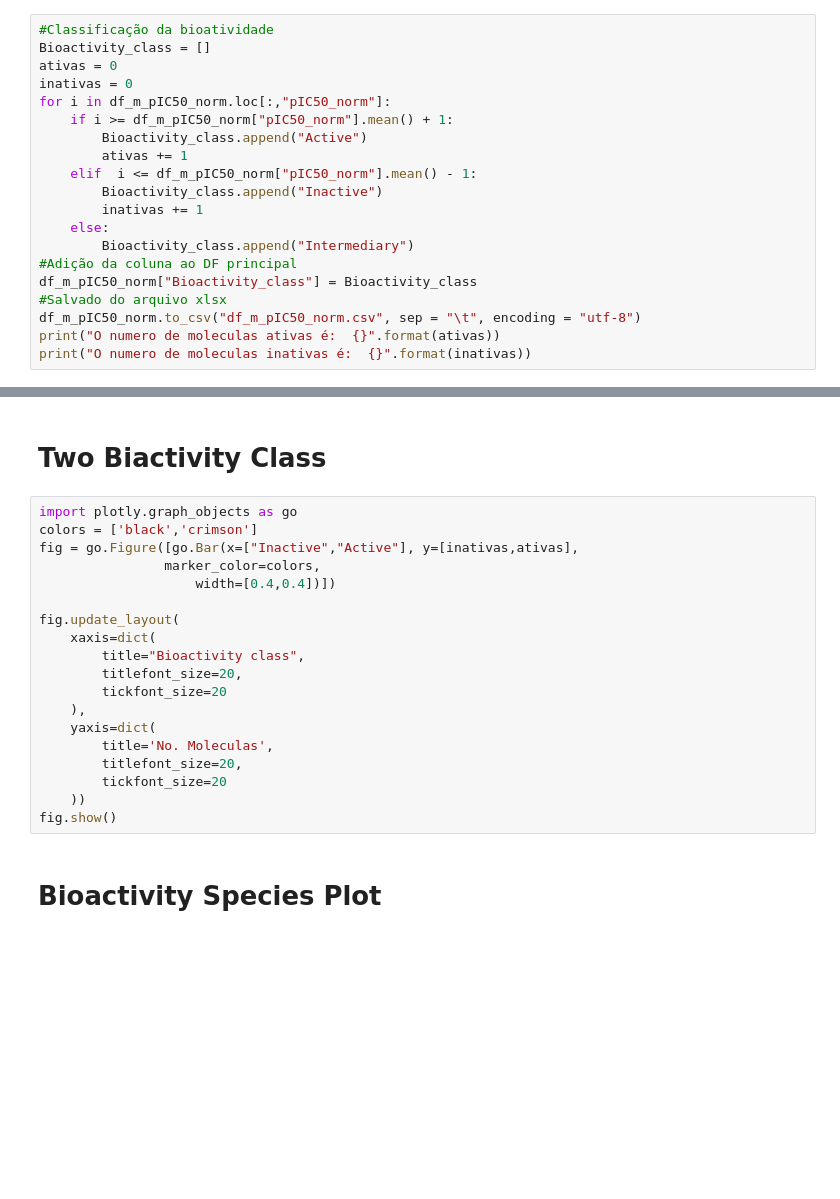
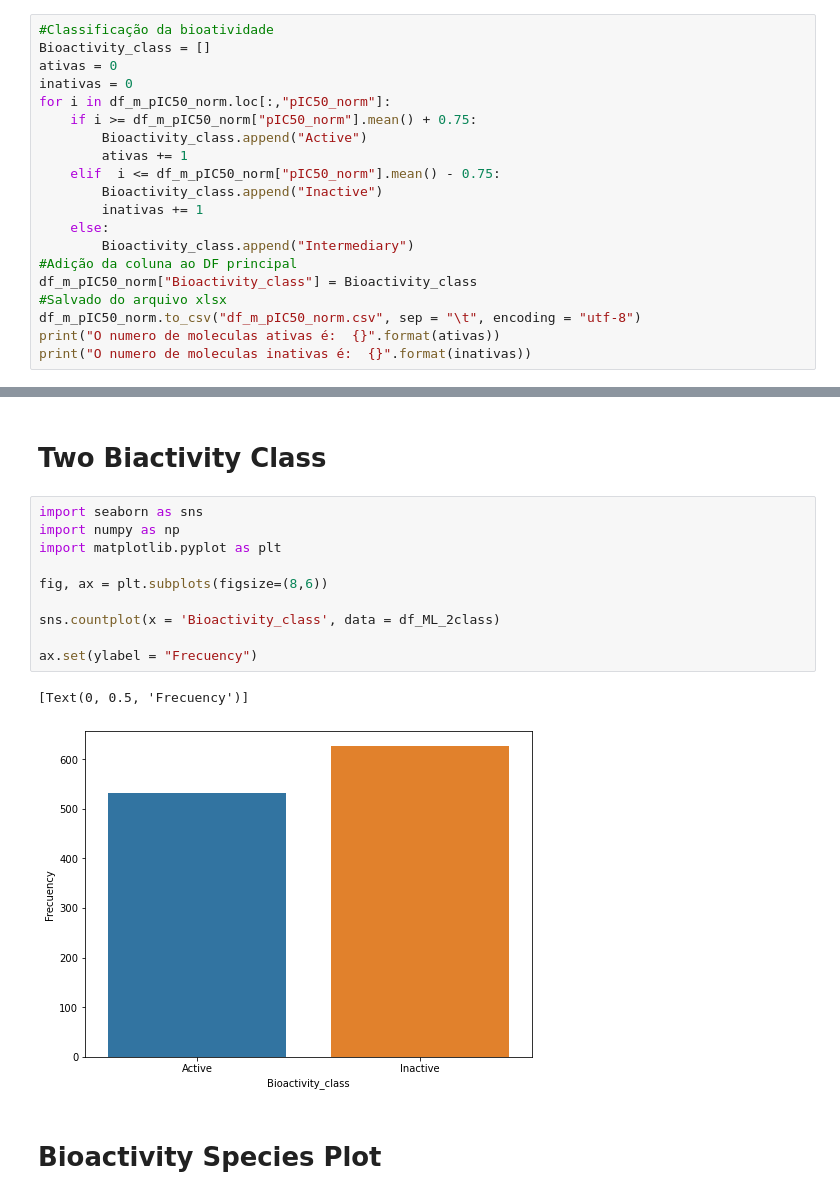
Before and after one commit to danielgruiz970203/Model_Prediction_AChE_BA, a Jupyter notebook: 4-Filtring _df_Molecular_Descriptors_2D_by_df_filter.ipynb, the cells around one changed output, grey strips where cells are left out. Cells and saved outputs as stored; diff of their text form; blank space fills up the shorter version.

```diff
--- a/4-Filtring _df_Molecular_Descriptors_2D_by_df_filter.ipynb
+++ b/4-Filtring _df_Molecular_Descriptors_2D_by_df_filter.ipynb
@@ -160,10 +188,10 @@ Bioactivity_class = []
 ativas = 0
 inativas = 0
 for i in df_m_pIC50_norm.loc[:,"pIC50_norm"]:
-    if i >= df_m_pIC50_norm["pIC50_norm"].mean() + 1:
+    if i >= df_m_pIC50_norm["pIC50_norm"].mean() + 0.75:
         Bioactivity_class.append("Active")
         ativas += 1
-    elif  i <= df_m_pIC50_norm["pIC50_norm"].mean() - 1:
+    elif  i <= df_m_pIC50_norm["pIC50_norm"].mean() - 0.75:
         Bioactivity_class.append("Inactive")
         inativas += 1
     else:
@@ -184,23 +229,17 @@ df_ML_2class
 # %% [markdown]
 # Two Biactivity Class
-# %%
-import plotly.graph_objects as go
-colors = ['black','crimson']
-fig = go.Figure([go.Bar(x=["Inactive","Active"], y=[inativas,ativas],
-                marker_color=colors,
-                    width=[0.4,0.4])])
-
-fig.update_layout(
-    xaxis=dict(
-        title="Bioactivity class",
-        titlefont_size=20,
-        tickfont_size=20
-    ),
-    yaxis=dict(
-        title='No. Moleculas',
-        titlefont_size=20,
-        tickfont_size=20
-    ))
-fig.show()
+# %%
+import seaborn as sns
+import numpy as np
+import matplotlib.pyplot as plt
+
+fig, ax = plt.subplots(figsize=(8,6))
+
+sns.countplot(x = 'Bioactivity_class', data = df_ML_2class)
+
+ax.set(ylabel = "Frecuency")
+# %% [output]
+[Text(0, 0.5, 'Frecuency')]
+[figure, added]
 # %% [markdown]
 # Bioactivity Species Plot
```
Also changed, not shown: parts of 12 cells of this notebook, 2 other files.
